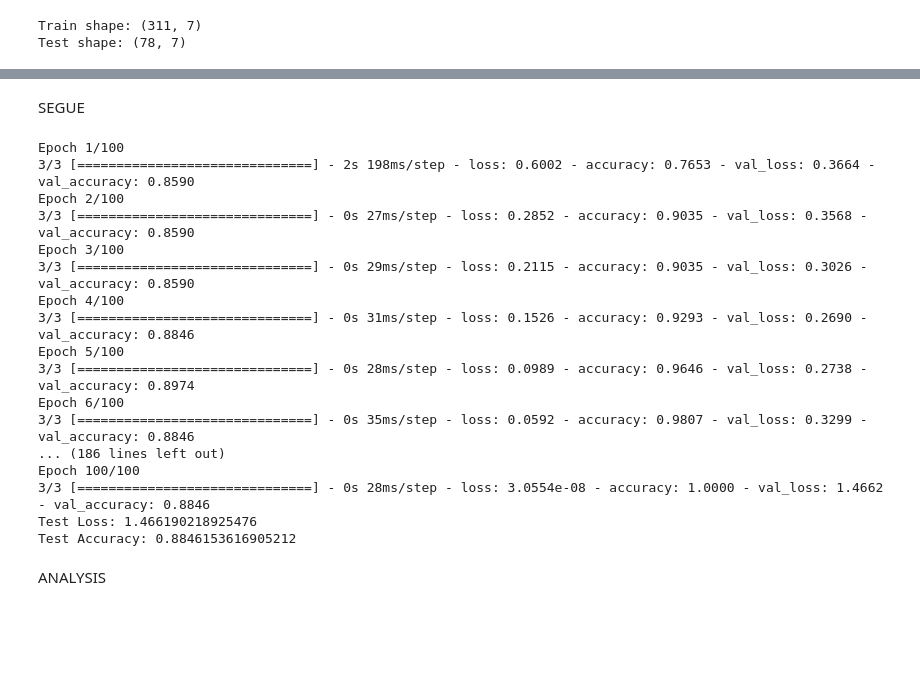
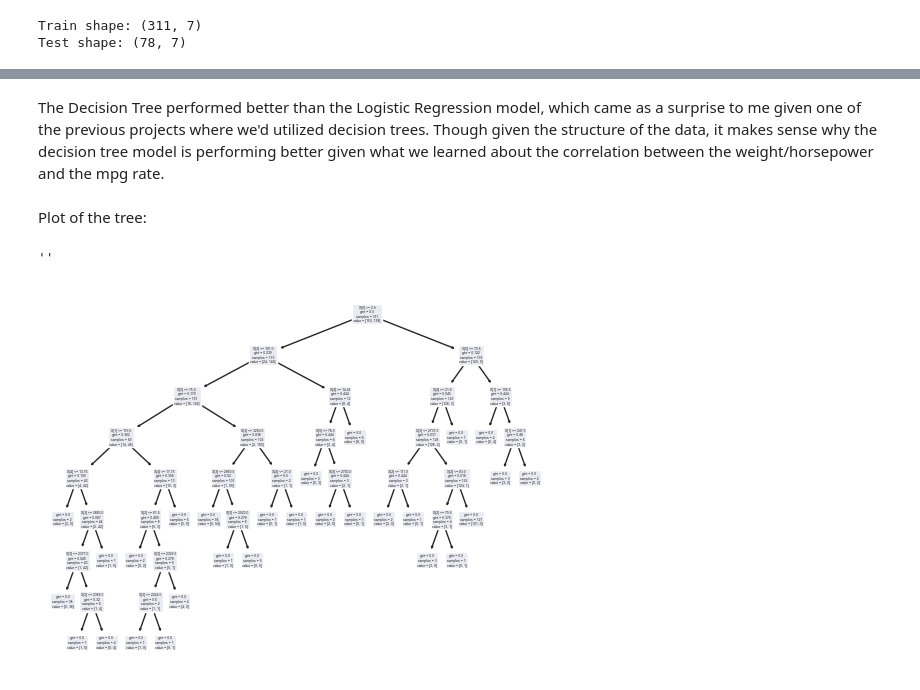
Before and after one commit to GoldenJ19/CS4375_MachineLearning, a Jupyter notebook: ML With SKLearn/MLWithSKLearn.ipynb, the cells around one changed output, grey strips where cells are left out. Saved outputs shown, nothing was run; the diff lists cells and outputs as text; code cells hidden in the pictures; blank space fills up the shorter version.

```diff
--- a/ML With SKLearn/MLWithSKLearn.ipynb
+++ b/ML With SKLearn/MLWithSKLearn.ipynb
@@ -208,12 +203,18 @@ DESCRIPTION
 # %%
 # Train model
-lrm = LogisticRegression(max_iter=1000)
+lrm = LogisticRegression(max_iter=1000, solver='lbfgs')
 lrm.fit(x_train, y_train)
 
 # Make predictions
 pred_lrm = lrm.predict(x_test)
 
 # Evaluate predictions
+print('\nClassification Report:')
+print(classification_report(y_test, pred_lrm))
+print('Notable CR Metrics:')
 print('Accuracy:', accuracy_score(y_test, pred_lrm))
+print('Precision:', precision_score(y_test, pred_lrm))
+print('Recall:', recall_score(y_test, pred_lrm))
+print('F1:', f1_score(y_test, pred_lrm))
 confusion_matrix(y_test, pred_lrm)
 # %% [output]
@@ -294,40 +278,10 @@ ANALYSIS
-# %% [markdown]
-SEGUE
-# %%
-# Specify more NN settings
-max_features = 10000
-
-# Create another NN
-nn2 = Sequential()
-nn2.add(Embedding(max_features, batch_size))
-nn2.add(SimpleRNN(batch_size))
-nn2.add(Dense(2, activation='sigmoid'))
-
-# Make predictons
-nn2.compile(loss='binary_crossentropy', optimizer=RMSprop(), metrics=['accuracy'])
-nn2_history = nn2.fit(x_train, y_train_m, batch_size=batch_size, epochs=epochs, verbose=1, validation_data=(x_test, y_test_m))
-
-# Evaluate predictions
-nn2_score = nn2.evaluate(x_test, y_test_m, verbose=0)
-print('Test Loss:', nn2_score[0])
-print('Test Accuracy:', nn2_score[1])
-# %% [output]
-Epoch 1/100
-3/3 [==============================] - 2s 198ms/step - loss: 0.6002 - accuracy: 0.7653 - val_loss: 0.3664 - val_accuracy: 0.8590
-Epoch 2/100
-3/3 [==============================] - 0s 27ms/step - loss: 0.2852 - accuracy: 0.9035 - val_loss: 0.3568 - val_accuracy: 0.8590
-Epoch 3/100
-3/3 [==============================] - 0s 29ms/step - loss: 0.2115 - accuracy: 0.9035 - val_loss: 0.3026 - val_accuracy: 0.8590
-Epoch 4/100
-3/3 [==============================] - 0s 31ms/step - loss: 0.1526 - accuracy: 0.9293 - val_loss: 0.2690 - val_accuracy: 0.8846
-Epoch 5/100
-3/3 [==============================] - 0s 28ms/step - loss: 0.0989 - accuracy: 0.9646 - val_loss: 0.2738 - val_accuracy: 0.8974
-Epoch 6/100
-3/3 [==============================] - 0s 35ms/step - loss: 0.0592 - accuracy: 0.9807 - val_loss: 0.3299 - val_accuracy: 0.8846
-... (186 lines left out)
-Epoch 100/100
-3/3 [==============================] - 0s 28ms/step - loss: 3.0554e-08 - accuracy: 1.0000 - val_loss: 1.4662 - val_accuracy: 0.8846
-Test Loss: 1.466190218925476
-Test Accuracy: 0.8846153616905212
-# %% [markdown]
-ANALYSIS
+# %% [markdown]
+The Decision Tree performed better than the Logistic Regression model, which came as a surprise to me given one of the previous projects where we'd utilized decision trees. Though given the structure of the data, it makes sense why the decision tree model is performing better given what we learned about the correlation between the weight/horsepower and the mpg rate.
+# %% [markdown]
+Plot of the tree:
+# %%
+tree.plot_tree(dt)
+;
+# %% [output]
+''
+[figure, added]
```
Also changed, not shown: parts of 28 cells of this notebook, 1 other file.
